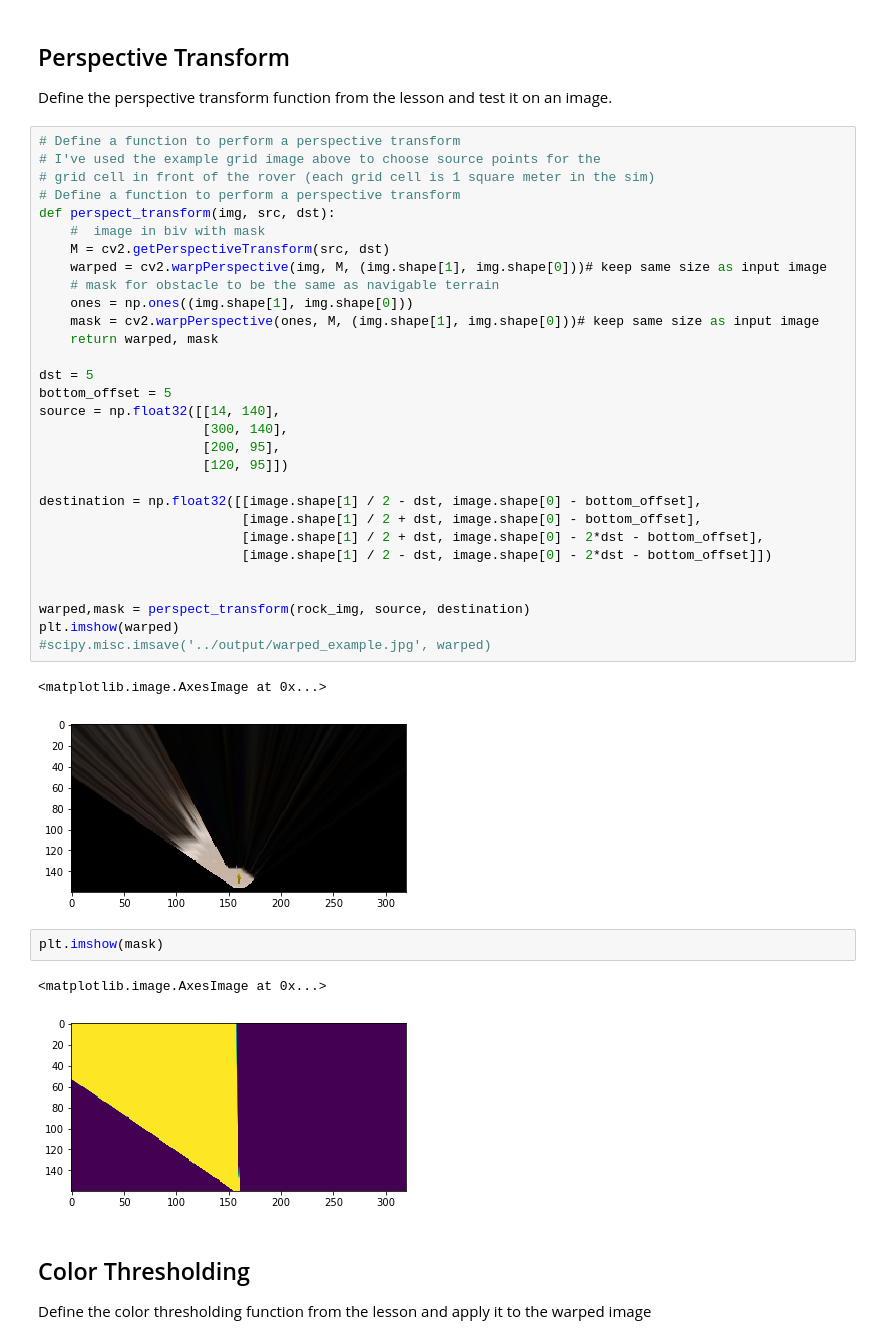
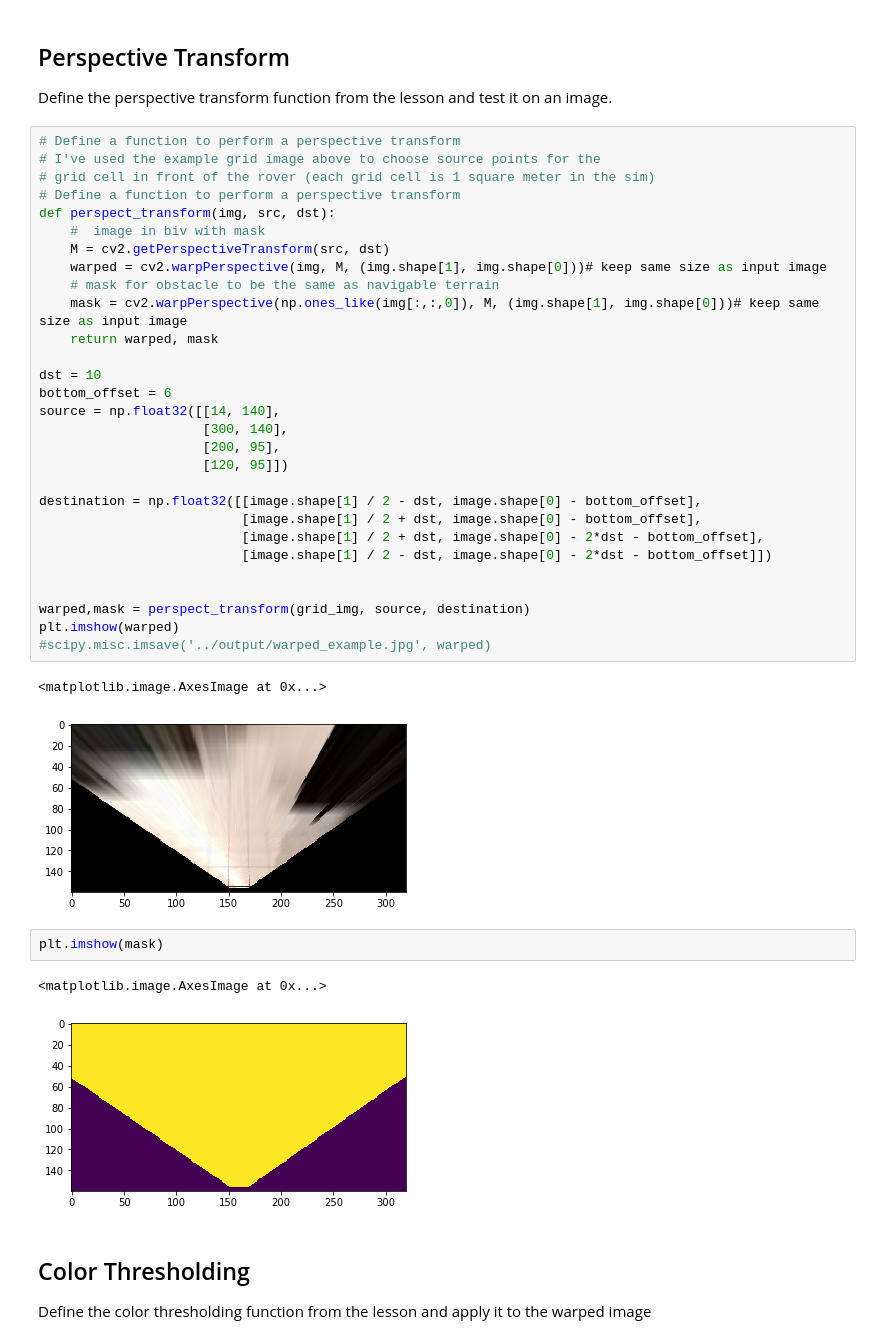
Before and after one commit to Nour-Osama/NASA-Mars-Autonomous-Rover-Simulation, a Jupyter notebook: Project Pipeline and visualisations.ipynb, the cells around one changed output. Cells and saved outputs as stored; diff of their text form.

```diff
--- a/Project Pipeline and visualisations.ipynb
+++ b/Project Pipeline and visualisations.ipynb
@@ -62,12 +63,11 @@ def perspect_transform(img, src, dst):
     M = cv2.getPerspectiveTransform(src, dst)
     warped = cv2.warpPerspective(img, M, (img.shape[1], img.shape[0]))# keep same size as input image
     # mask for obstacle to be the same as navigable terrain
-    ones = np.ones((img.shape[1], img.shape[0]))
-    mask = cv2.warpPerspective(ones, M, (img.shape[1], img.shape[0]))# keep same size as input image
+    mask = cv2.warpPerspective(np.ones_like(img[:,:,0]), M, (img.shape[1], img.shape[0]))# keep same size as input image
     return warped, mask
 
-dst = 5
-bottom_offset = 5
+dst = 10
+bottom_offset = 6
 source = np.float32([[14, 140],
                      [300, 140],
                      [200, 95],
@@ -77,19 +77,19 @@
                           [image.shape[1] / 2 + dst, image.shape[0] - bottom_offset],
                           [image.shape[1] / 2 + dst, image.shape[0] - 2*dst - bottom_offset],
                           [image.shape[1] / 2 - dst, image.shape[0] - 2*dst - bottom_offset]])
 
 
-warped,mask = perspect_transform(rock_img, source, destination)
+warped,mask = perspect_transform(grid_img, source, destination)
 plt.imshow(warped)
 #scipy.misc.imsave('../output/warped_example.jpg', warped)
 # %% [output]
 <matplotlib.image.AxesImage at 0x...>
-[figure, old version]
+[figure, new version]
 # %%
 plt.imshow(mask)
 # %% [output]
 <matplotlib.image.AxesImage at 0x...>
-[figure, old version]
+[figure, new version]
 # %% [markdown]
 ## Color Thresholding
 Define the color thresholding function from the lesson and apply it to the warped image
```
Also changed, not shown: parts of 39 cells of this notebook, 3 other files.
